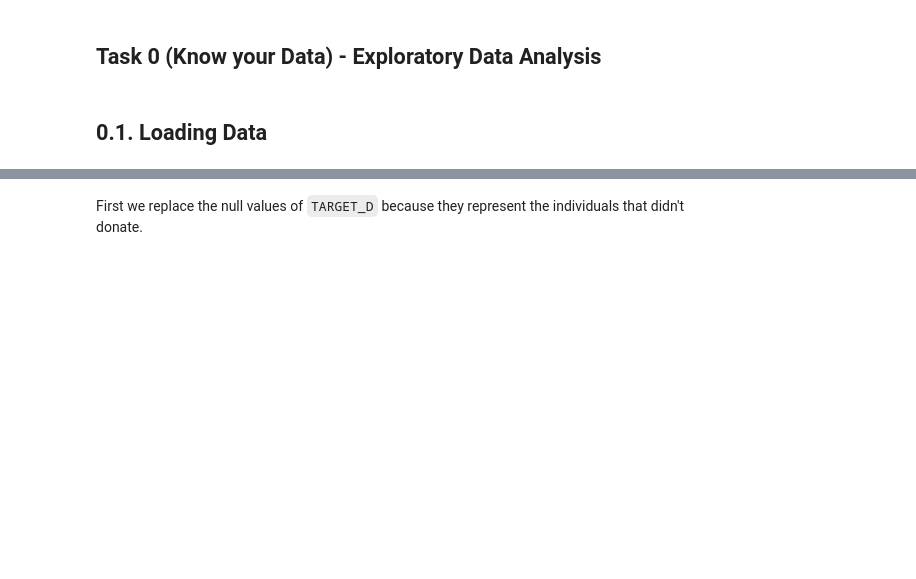
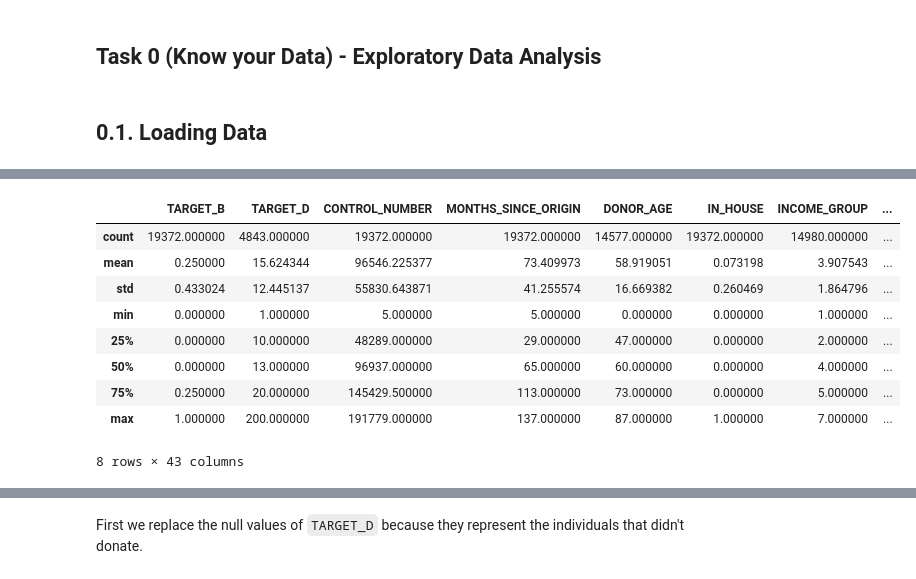
Before and after one commit to F-Madruga/Donation_Dataset_Predictions_FCUL, a Jupyter notebook: AA_202021_Project.ipynb, the cells around one changed output, grey strips where cells are left out. Drawn from its saved outputs; the diff is of its cells as text; code cells hidden in the pictures; blank space fills up the shorter version.

```diff
--- a/AA_202021_Project.ipynb
+++ b/AA_202021_Project.ipynb
@@ -160,0 +156,13 @@ df
+# %%
+df.describe()
+# %% [output]
+|  | TARGET_B | TARGET_D | CONTROL_NUMBER | MONTHS_SINCE_ORIGIN | DONOR_AGE | IN_HOUSE | INCOME_GROUP | ... |
+| count | 19372.000000 | 4843.000000 | 19372.000000 | 19372.000000 | 14577.000000 | 19372.000000 | 14980.000000 | ... |
+| mean | 0.250000 | 15.624344 | 96546.225377 | 73.409973 | 58.919051 | 0.073198 | 3.907543 | ... |
+| std | 0.433024 | 12.445137 | 55830.643871 | 41.255574 | 16.669382 | 0.260469 | 1.864796 | ... |
+| min | 0.000000 | 1.000000 | 5.000000 | 5.000000 | 0.000000 | 0.000000 | 1.000000 | ... |
+| 25% | 0.000000 | 10.000000 | 48289.000000 | 29.000000 | 47.000000 | 0.000000 | 2.000000 | ... |
+| 50% | 0.000000 | 13.000000 | 96937.000000 | 65.000000 | 60.000000 | 0.000000 | 4.000000 | ... |
+| 75% | 0.250000 | 20.000000 | 145429.500000 | 113.000000 | 73.000000 | 0.000000 | 5.000000 | ... |
+| max | 1.000000 | 200.000000 | 191779.000000 | 137.000000 | 87.000000 | 1.000000 | 7.000000 | ... |
+8 rows × 43 columns
```
Also changed, not shown: parts of 10 cells of this notebook.
